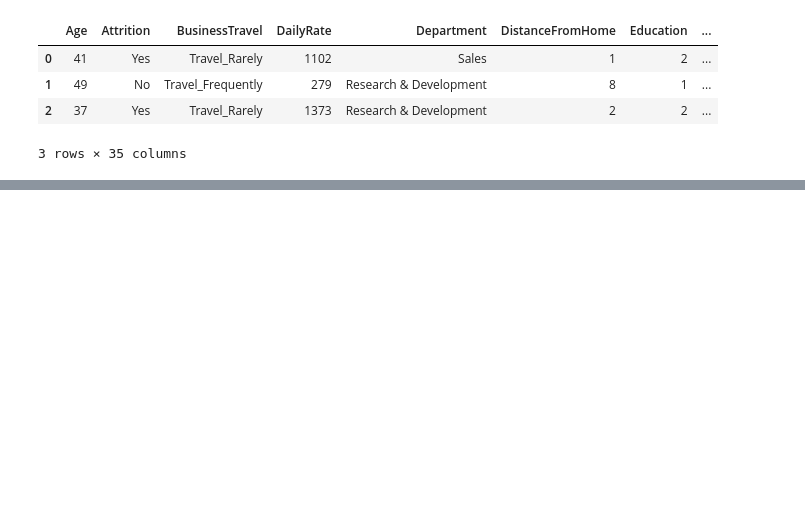
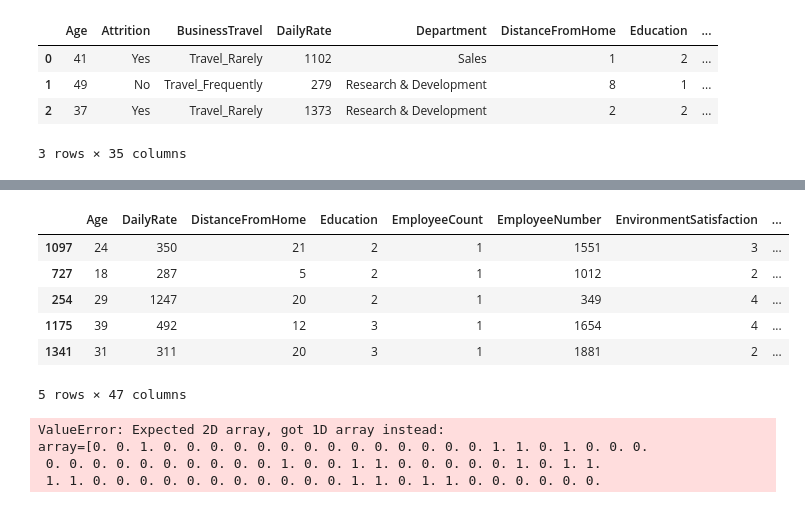
Before and after one commit to yashasvii005/summer_training, a Jupyter notebook: dl.ipynb, the cells around one changed output, grey strips where cells are left out. Cells and saved outputs as stored; diff of their text form; code cells hidden in the pictures; blank space fills up the shorter version.

```diff
--- a/dl.ipynb
+++ b/dl.ipynb
@@ -29,0 +89,4 @@ df.head(3)
+# %%
+x_encoded = x_encoded.astype(int)
+# %%
+lb = LabelEncoder()
@@ -29,0 +98,15 @@ df.head(3)
+# %%
+x_train, y_train, y_test,x_test = train_test_split(x_encoded,
+                                                   y_encoded,
+                                                   test_size = 0.2,
+                                                   random_state = 42)
+# %%
+x_train.head()
+# %% [output]
+|  | Age | DailyRate | DistanceFromHome | Education | EmployeeCount | EmployeeNumber | EnvironmentSatisfaction | ... |
+| 1097 | 24 | 350 | 21 | 2 | 1 | 1551 | 3 | ... |
+| 727 | 18 | 287 | 5 | 2 | 1 | 1012 | 2 | ... |
+| 254 | 29 | 1247 | 20 | 2 | 1 | 349 | 4 | ... |
+| 1175 | 39 | 492 | 12 | 3 | 1 | 1654 | 4 | ... |
+| 1341 | 31 | 311 | 20 | 3 | 1 | 1881 | 2 | ... |
+5 rows × 47 columns
@@ -29,0 +115,8 @@ df.head(3)
+# %%
+x_train_scaled = sc.fit_transform(x_train)
+x_test_scaled = sc.transform(x_test)
+# %% [output]
+ValueError: Expected 2D array, got 1D array instead:
+array=[0. 0. 1. 0. 0. 0. 0. 0. 0. 0. 0. 0. 0. 0. 0. 0. 0. 1. 1. 0. 1. 0. 0. 0.
+ 0. 0. 0. 0. 0. 0. 0. 0. 0. 0. 1. 0. 0. 1. 1. 0. 0. 0. 0. 0. 1. 0. 1. 1.
+ 1. 1. 0. 0. 0. 0. 0. 0. 0. 0. 0. 0. 0. 1. 1. 0. 1. 1. 0. 0. 0. 0. 0. 0.
```
Also changed, not shown: parts of 19 cells of this notebook, 11 other files.
